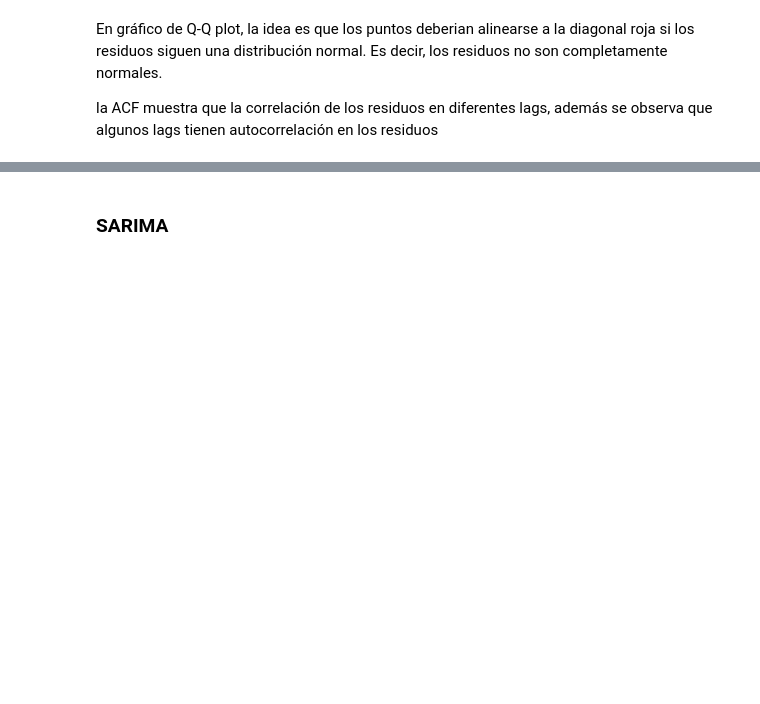
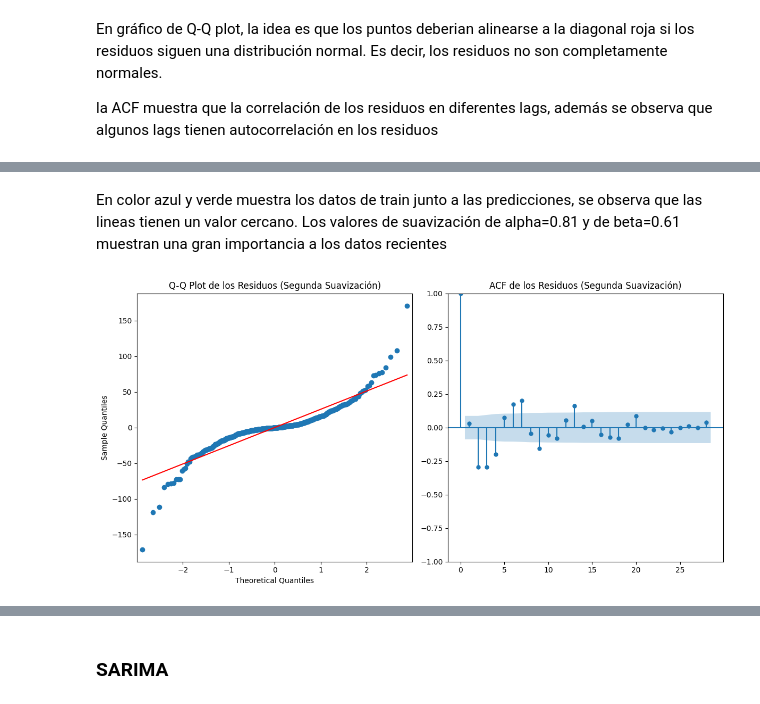
Before and after one commit to Jasonjeik/jbook_ST20240919, a Jupyter notebook: _sources/Modelos_comerciales.ipynb, the cells around one changed output, grey strips where cells are left out. Drawn from its saved outputs; the diff is of its cells as text; code cells hidden in the pictures; blank space fills up the shorter version.

```diff
--- a/_sources/Modelos_comerciales.ipynb
+++ b/_sources/Modelos_comerciales.ipynb
@@ -306,0 +263,32 @@ Los residuos suelen oscilar en la línea cero, es decir que el modelo no present
+# %% [markdown]
+En color azul y verde muestra los datos de train junto a las predicciones, se observa que las lineas tienen un valor cercano. Los valores de suavización de alpha=0.81 y de beta=0.61 muestran una gran importancia a los datos recientes
+# %%
+from statsmodels.tsa.holtwinters import ExponentialSmoothing
+from statsmodels.graphics.gofplots import qqplot
+from statsmodels.graphics.tsaplots import plot_acf
+import matplotlib.pyplot as plt
+
+best_alpha = 0.81
+best_beta = 0.61
+
+train_series = train_data['discharge_armley_diff']
+des_model = ExponentialSmoothing(train_series, trend='add').fit(smoothing_level=best_alpha, smoothing_slope=best_beta)
+
+y_pred_train = des_model.fittedvalues
+
+best_residuals = train_series - y_pred_train
+
+plt.figure(figsize=(12, 6))
+
+plt.subplot(1, 2, 1)
+qqplot(best_residuals, line='s', ax=plt.gca())
+plt.title('Q-Q Plot de los Residuos (Segunda Suavización)')
+
+plt.subplot(1, 2, 2)
+plot_acf(best_residuals, ax=plt.gca())
+plt.title('ACF de los Residuos (Segunda Suavización)')
+
+plt.tight_layout()
+plt.show()
+# %% [output]
+[figure, added]
```
Also changed, not shown: parts of 34 cells of this notebook, 50 other files.
